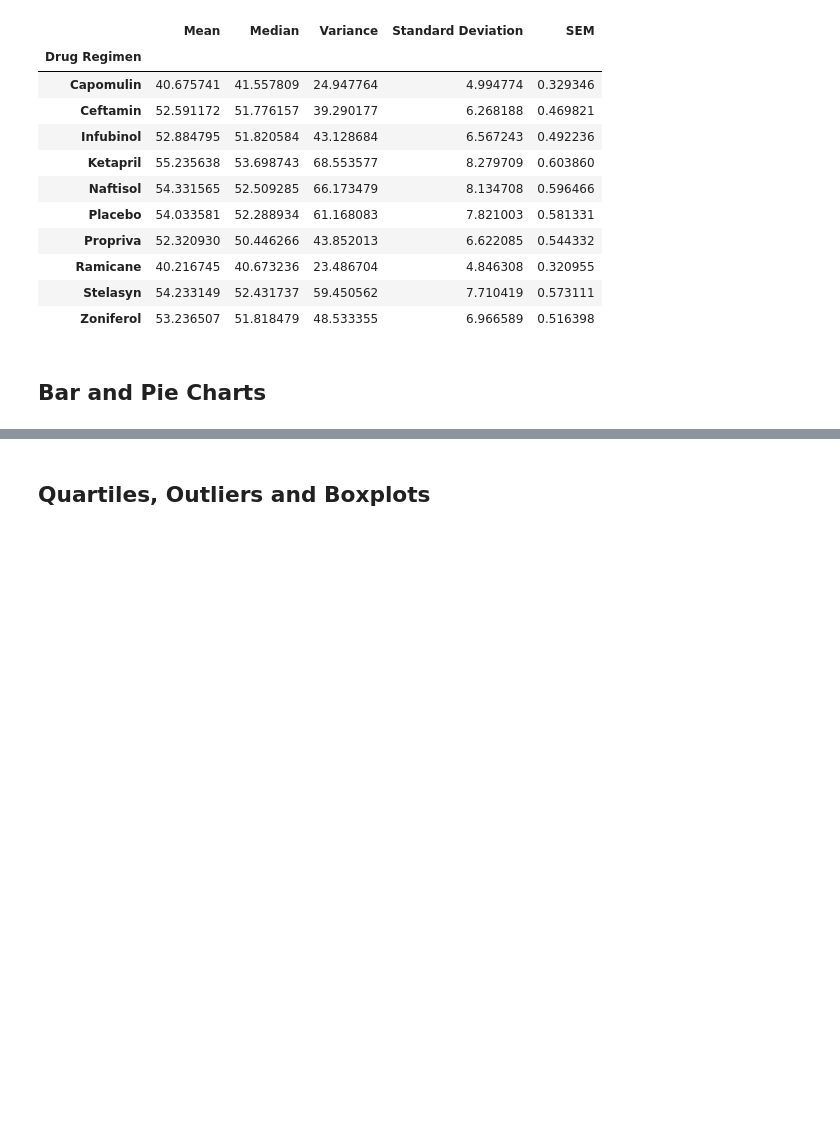
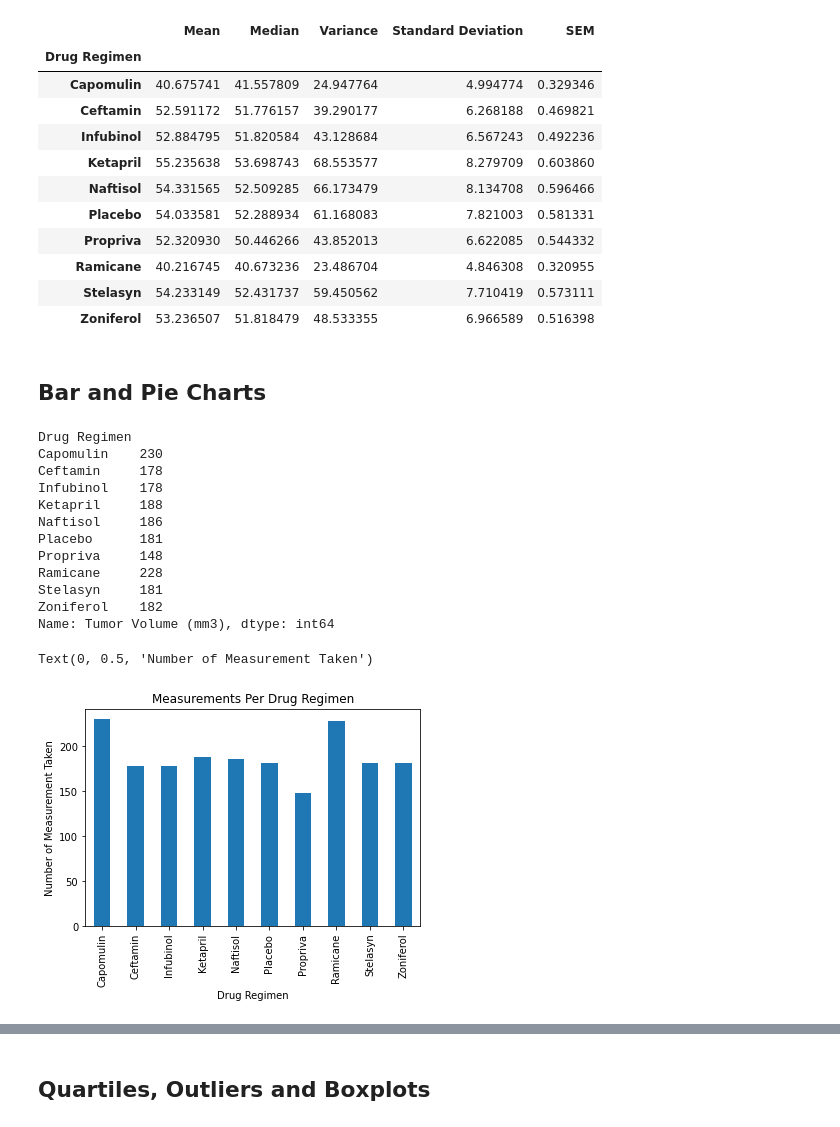
Before and after one commit to andrewbankston/matplotlib-challenge, a Jupyter notebook: 02-Homework_05-Matplotlib_Instructions_Pymaceuticals_pymaceuticals_starter.ipynb, the cells around one changed output, grey strips where cells are left out. Drawn from its saved outputs; the diff is of its cells as text; code cells hidden in the pictures; blank space fills up the shorter version.

Commit message:
bar graph python generated

```diff
--- a/02-Homework_05-Matplotlib_Instructions_Pymaceuticals_pymaceuticals_starter.ipynb
+++ b/02-Homework_05-Matplotlib_Instructions_Pymaceuticals_pymaceuticals_starter.ipynb
@@ -124,5 +124,25 @@ tumor_agg_summary
 ## Bar and Pie Charts
 # %%
 # Generate a bar plot showing the total number of measurements taken on each drug regimen using pandas.
+tumor_meas = drug_group['Tumor Volume (mm3)'].count()
+print(tumor_meas)
+tumor_meas_chart = tumor_meas.plot(kind = 'bar', title = 'Measurements Per Drug Regimen')
+tumor_meas_chart.set_xlabel('Drug Regimen')
+tumor_meas_chart.set_ylabel('Number of Measurement Taken')
+# %% [output]
+Drug Regimen
+Capomulin    230
+Ceftamin     178
+Infubinol    178
+Ketapril     188
+Naftisol     186
+Placebo      181
+Propriva     148
+Ramicane     228
+Stelasyn     181
+Zoniferol    182
+Name: Tumor Volume (mm3), dtype: int64
+Text(0, 0.5, 'Number of Measurement Taken')
+[figure, added]
 # %%
 # Generate a bar plot showing the total number of measurements taken on each drug regimen using pyplot.
```
Also changed, not shown: parts of 1 cell of this notebook.
